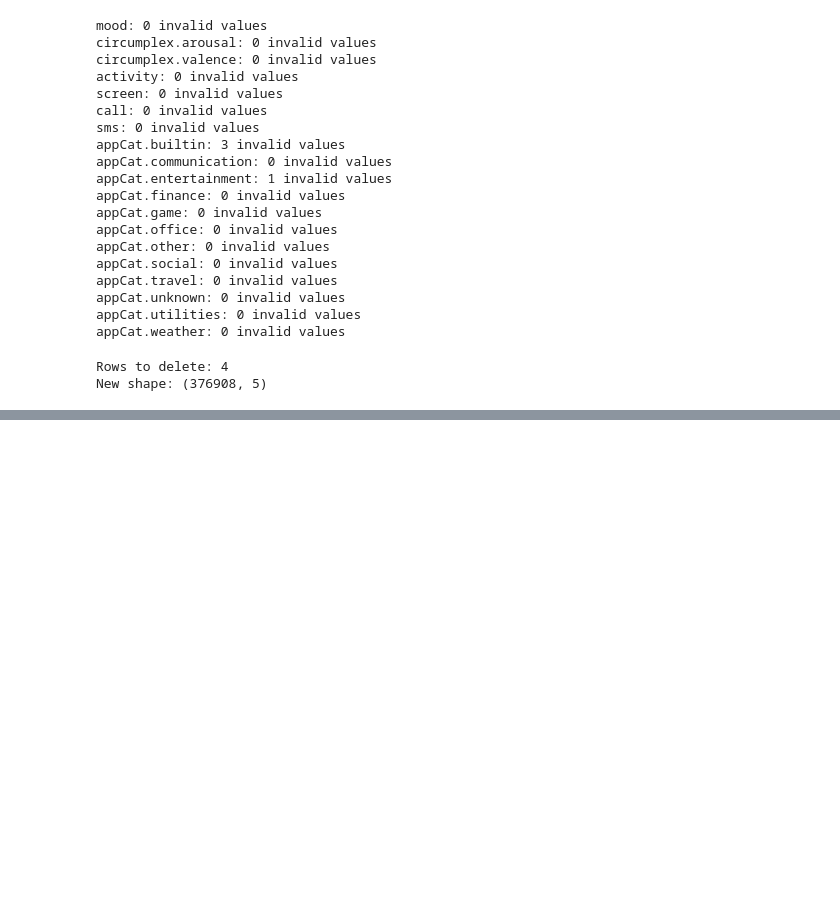
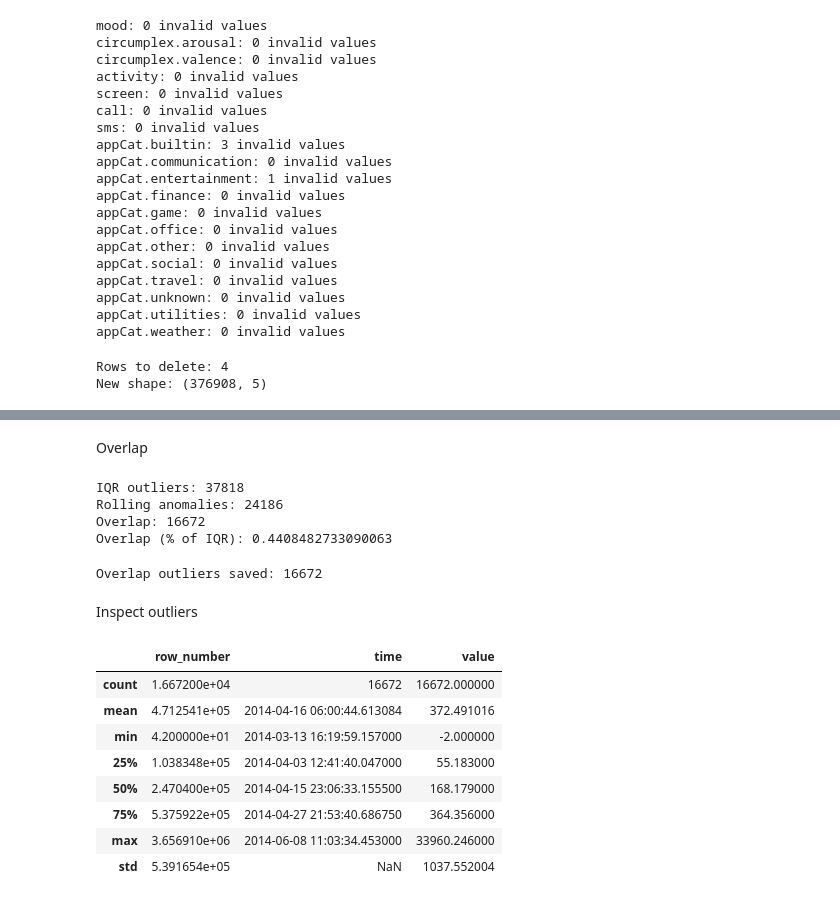
Before and after one commit to FieBergli/DMT_A1, a Jupyter notebook: clean_data.ipynb, the cells around one changed output, grey strips where cells are left out. Cells and saved outputs as stored; diff of their text form; code cells hidden in the pictures; blank space fills up the shorter version.

```diff
--- a/clean_data.ipynb
+++ b/clean_data.ipynb
@@ -154,0 +719,63 @@ New shape: (376908, 5)
+# %% [markdown]
+Overlap
+# %%
+# Convert indices to sets
+iqr_indices = set(outliers_df.index)
+rolling_indices = set(rolling_anomalies_df.index)
+
+# Overlap
+common = iqr_indices.intersection(rolling_indices)
+
+print("IQR outliers:", len(iqr_indices))
+print("Rolling anomalies:", len(rolling_indices))
+print("Overlap:", len(common))
+
+# Percentage overlap
+if len(iqr_indices) > 0:
+    print("Overlap (% of IQR):", len(common) / len(iqr_indices))
+# %% [output]
+IQR outliers: 37818
+Rolling anomalies: 24186
+Overlap: 16672
+Overlap (% of IQR): 0.4408482733090063
+# %%
+# save to file
+
+# Convert set to list (needed for indexing)
+common_list = list(common)
+
+# Select overlap rows from original dataset
+overlap_df = df_no_invalid.loc[common_list].copy()
+
+# Optional: sort nicely
+overlap_df = overlap_df.sort_values(['id', 'variable', 'time'])
+
+# Save to CSV
+overlap_df.to_csv("overlap_outliers.csv", index=False)
+
+print("Overlap outliers saved:", len(overlap_df))
+
+overlap_with_info = overlap_df.merge(
+    rolling_anomalies_df[['deviation']],
+    left_index=True,
+    right_index=True,
+    how='left'
+)
+
+overlap_with_info.to_csv("overlap_outliers_with_scores.csv", index=False)
+# %% [output]
+Overlap outliers saved: 16672
+# %% [markdown]
+Inspect outliers
+# %%
+overlap_df.describe()
+# %% [output]
+|  | row_number | time | value |
+| count | 1.667200e+04 | 16672 | 16672.000000 |
+| mean | 4.712541e+05 | 2014-04-16 06:00:44.613084 | 372.491016 |
+| min | 4.200000e+01 | 2014-03-13 16:19:59.157000 | -2.000000 |
+| 25% | 1.038348e+05 | 2014-04-03 12:41:40.047000 | 55.183000 |
+| 50% | 2.470400e+05 | 2014-04-15 23:06:33.155500 | 168.179000 |
+| 75% | 5.375922e+05 | 2014-04-27 21:53:40.686750 | 364.356000 |
+| max | 3.656910e+06 | 2014-06-08 11:03:34.453000 | 33960.246000 |
+| std | 5.391654e+05 | NaN | 1037.552004 |
```
Also changed, not shown: parts of 33 cells of this notebook, 12 other files.
